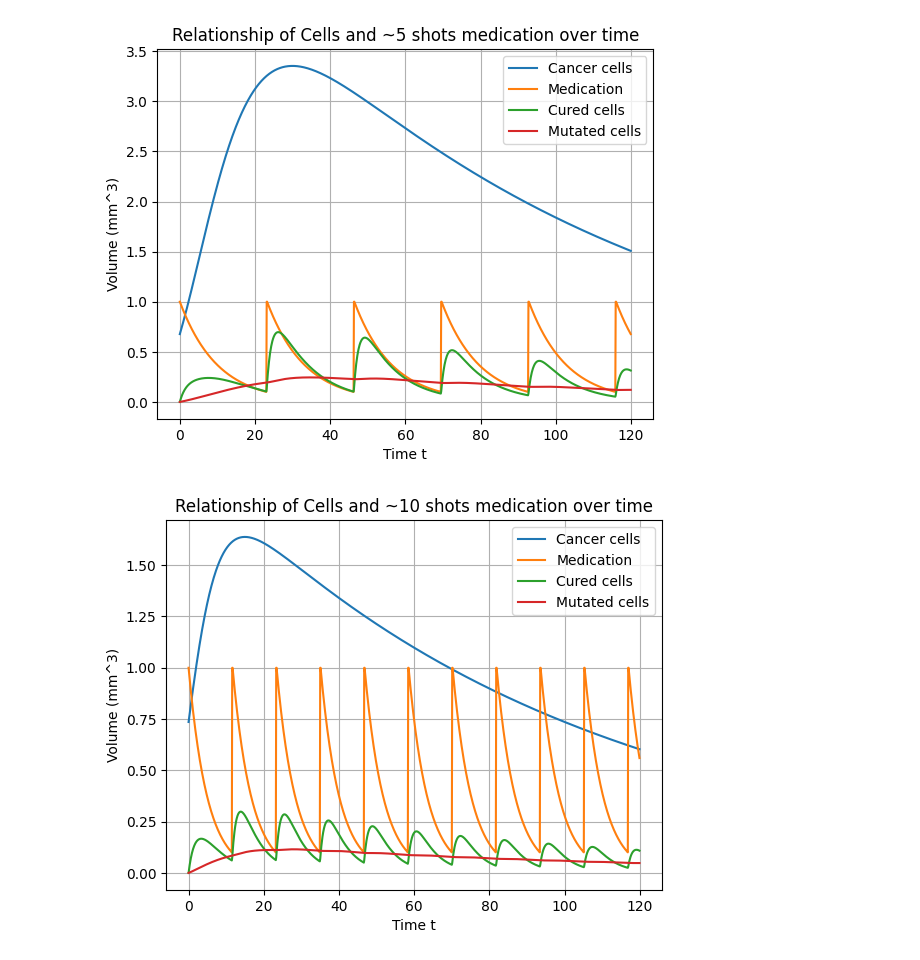
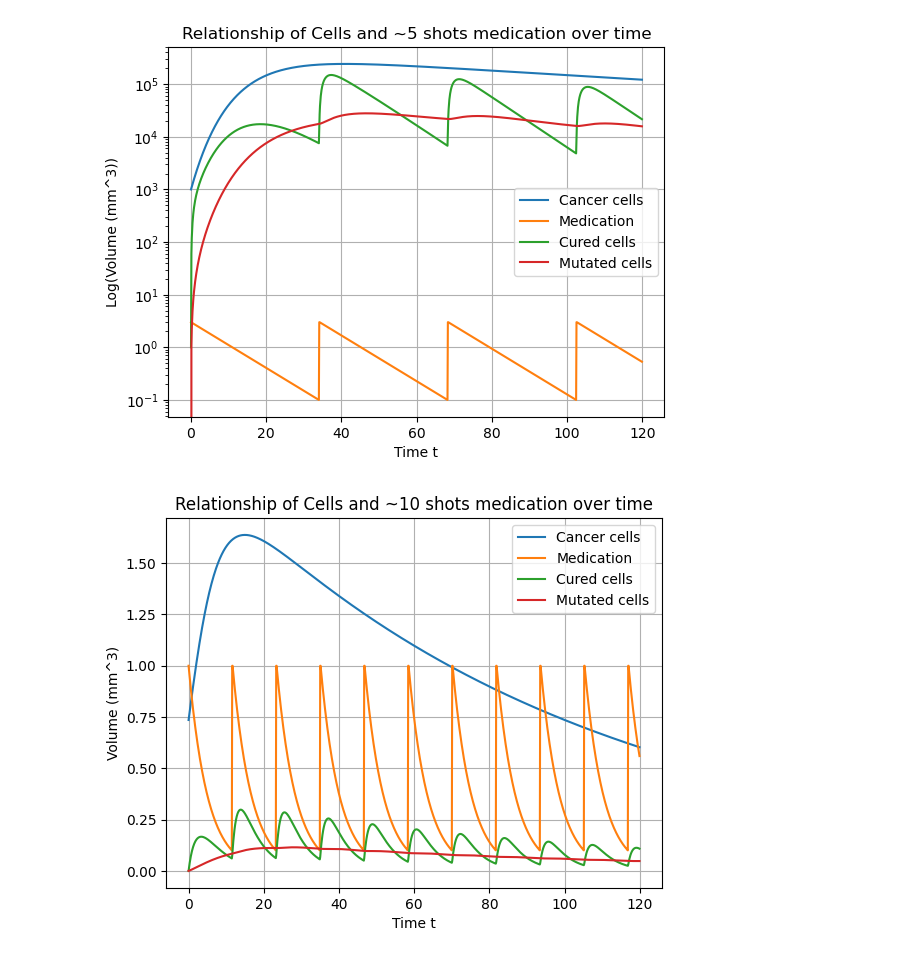
Before and after one commit to PXu114/531TermPaper, a Jupyter notebook: scratch.ipynb, the cells around one changed output. Cells and saved outputs as stored; diff of their text form; code cells hidden in the pictures.

Commit message:
Fixed C1 and now we can manipulate B(0) to see the outcome of treatment

```diff
--- a/scratch.ipynb
+++ b/scratch.ipynb
@@ -1,4 +1,9 @@
 # %%
+# TODO: Manipulate C2 to change initial value for B(t), B(0).
+# First, use C2 to find C1 when A(0) = 1000. done
+# Second, use the above to compute C3 when C(0) = 0. done C3 = C(0)
+# Third, use the above to compuate C4 when A'(0) = 0. done C4 = A'(0)
+
 import numpy as np
 import matplotlib.pyplot as plt
 
@@ -6,16 +11,16 @@ import matplotlib.pyplot as plt
 r = 0.1
 rp = 0.1
 k = 0.2
-kp = 0.05
+kp = 0.01
 m = 0.1
 mp = 0.01
 delta = 0.1     # med degen rate 0.1
 beta = 0.7
 gamma = 0.01
-C_1 = 5
-C_2 = 1
-C_3 = -1
-C_4 = 0.0
+C_2 = 3
+C_1 = 1000 * np.exp(k / delta * C_2)
+C_3 = 0
+C_4 = 0
 
 h = 0.1  # Step size
 n_steps = 1200  # Number of steps
@@ -59,35 +64,36 @@ for j in range(n_steps):
 # Integrate C(t) and Ap(t) separately using trapezoidal rule
 def C_integrand(t, A_values, B_values):
     return k * A_values * B_values * np.exp((beta + gamma) * t)
 
 C_integral = np.zeros(n_steps)
 for i in range(1, n_steps):
     C_integral[i] = np.trapz(C_integrand(t[:i+1], A_values[:i+1], B_values[:i+1]), t[:i+1])
 
 C_values = np.exp(-(beta + gamma) * t) * (1 + C_integral) + C_3 * np.exp(-(beta + gamma) * t)
 
 def Ap_integrand(t, A_values, C_values):
     return np.exp((rp + kp) * t) * (mp * A_values + gamma * C_values)
 
 Ap_integral = np.zeros(n_steps)
 for i in range(1, n_steps):
     Ap_integral[i] = np.trapz(Ap_integrand(t[:i+1], A_values[:i+1], C_values[:i+1]), t[:i+1])
 
 Ap_values = np.exp(-(rp + kp) * t) * Ap_integral + C_4 * np.exp(-(rp + kp) * t)
 
 # Plot results
 plt.plot(t, A_values, label='Cancer cells')
 plt.plot(t, B_values, label='Medication')
 plt.plot(t, C_values, label='Cured cells')
 plt.plot(t, Ap_values, label='Mutated cells')
+plt.yscale('log')
 plt.xlabel('Time t')
-plt.ylabel('Volume (mm^3)')
+plt.ylabel('Log(Volume (mm^3))')
 plt.legend()
 plt.title('Relationship of Cells and ~5 shots medication over time')
 plt.grid(True)
 plt.show()
 # %% [output]
-[figure, old version]
+[figure, new version]
 # %%
 import numpy as np
 import matplotlib.pyplot as plt
```
